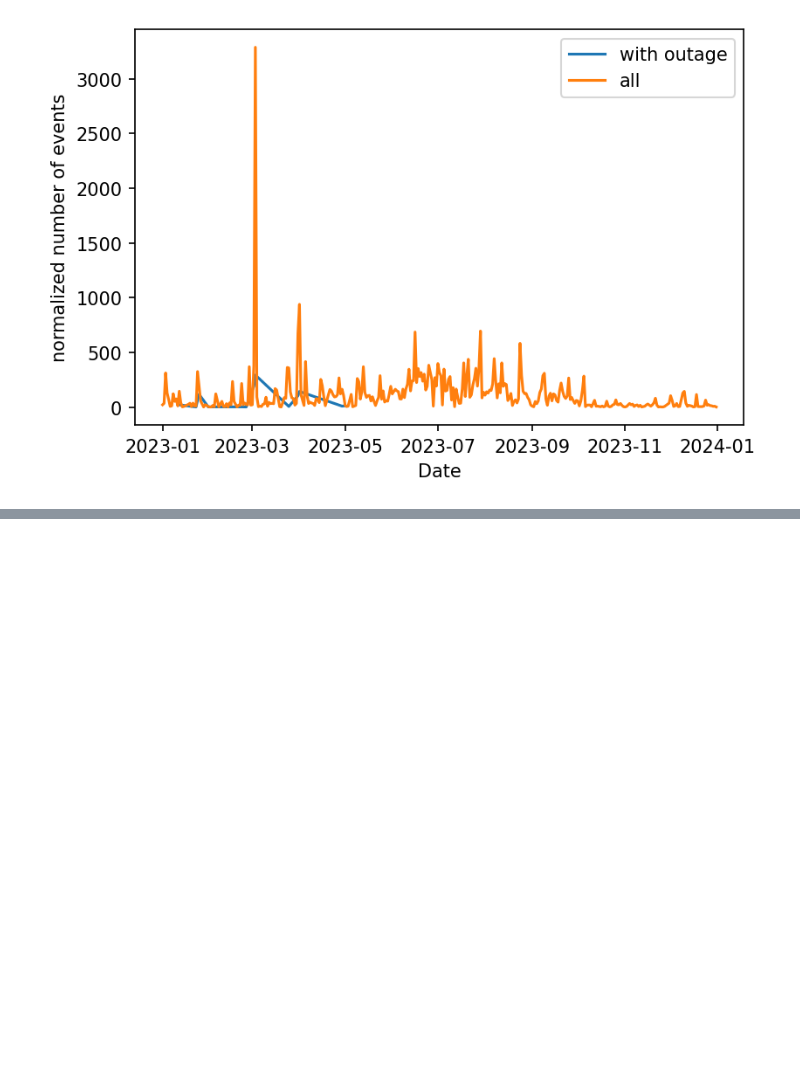
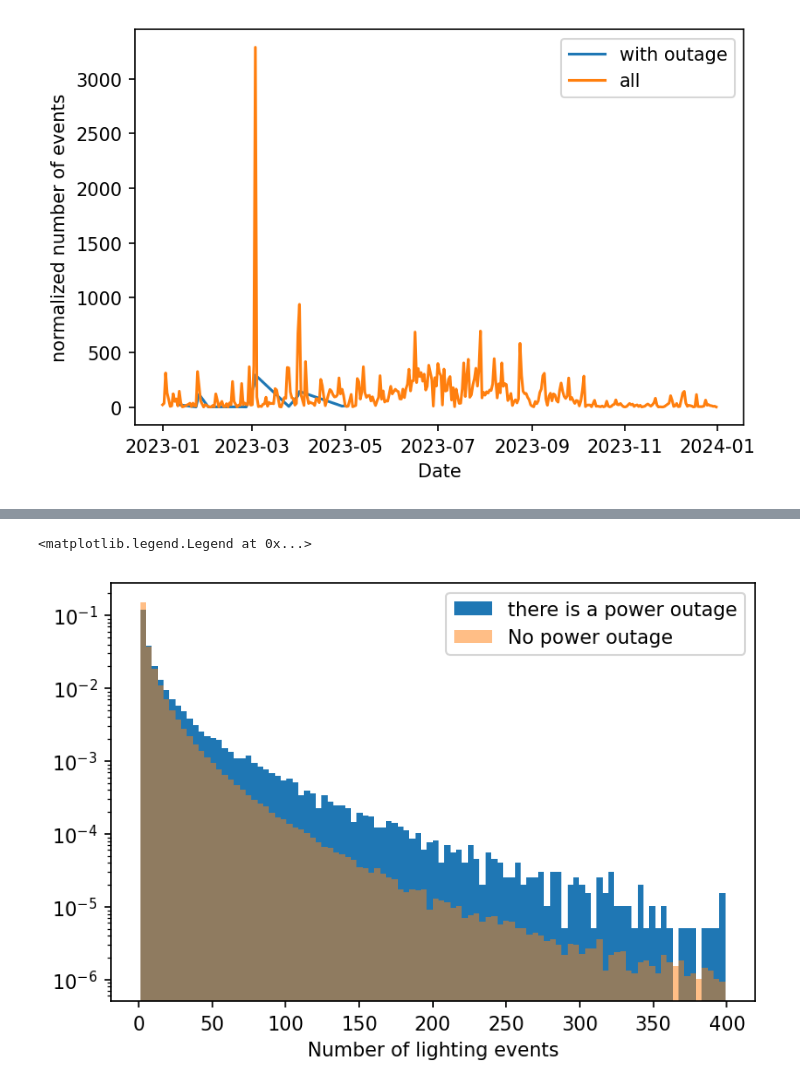
Before and after one commit to amourayuba/Power-Outage-Prediction, a Jupyter notebook: codes/exploratory_data_exploration_tornados.ipynb, the cells around one changed output, grey strips where cells are left out. Drawn from its saved outputs; the diff is of its cells as text; code cells hidden in the pictures; blank space fills up the shorter version.

```diff
--- a/codes/exploratory_data_exploration_tornados.ipynb
+++ b/codes/exploratory_data_exploration_tornados.ipynb
@@ -93,0 +96,3 @@ Text(0, 0.5, 'normalized number of events')
+# %%
+def read_merged(weather, year):
+    return pd.read_csv('../merged/merged_{}_{}.csv.gz'.format(weather, year))
@@ -93,0 +101,2 @@ Text(0, 0.5, 'normalized number of events')
+# %%
+light = read_merged('lightning', 2019)
@@ -93,0 +112,13 @@ Text(0, 0.5, 'normalized number of events')
+# %%
+outage = light[light['power_outage']==True]
+no_outage = light[light['power_outage']==False]
+# %%
+plt.hist(outage[outage['TOTAL_COUNT']<400]['TOTAL_COUNT'], density=True, log=True, bins=100, label='there is a power outage')
+plt.hist(no_outage[no_outage['TOTAL_COUNT']<400]['TOTAL_COUNT'],  density=True, log=True, bins=100,label='No power outage', alpha=0.5)
+#plt.hist(light[light['TOTAL_COUNT']<40]['TOTAL_COUNT'], density=True, bins=50, label='All', alpha=0.5)
+#plt.xlim(0,200)
+plt.xlabel('Number of lighting events')
+plt.legend()
+# %% [output]
+<matplotlib.legend.Legend at 0x...>
+[figure, added]
```
Also changed, not shown: parts of 19 cells of this notebook, 6 other files.
